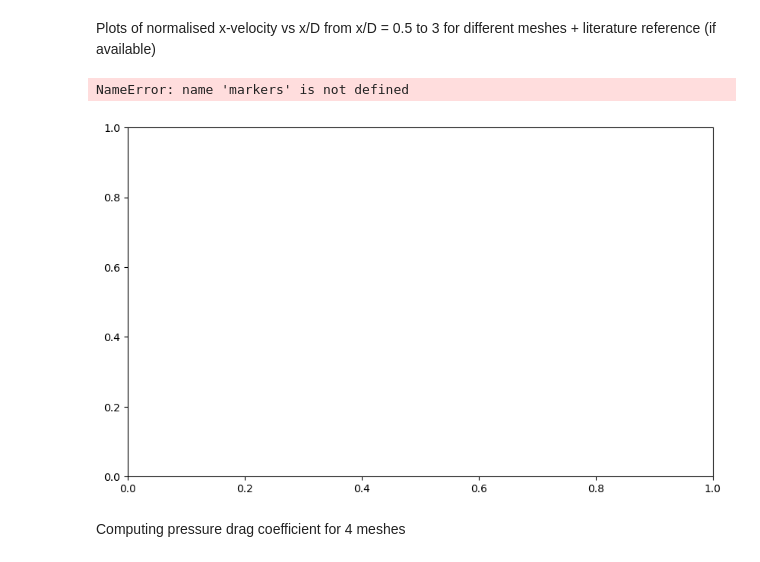
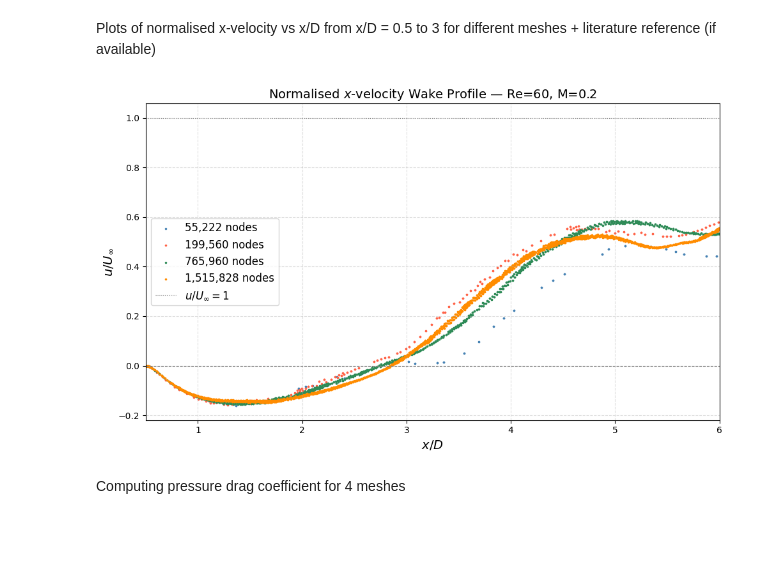
Before and after one commit to AFFONG/flux_jacobian, a Jupyter notebook: notebooks/cfd_post/cl_plot.ipynb, the cells around one changed output. Saved outputs shown, nothing was run; the diff lists cells and outputs as text; code cells hidden in the pictures; blank space fills up the shorter version.

```diff
--- a/notebooks/cfd_post/cl_plot.ipynb
+++ b/notebooks/cfd_post/cl_plot.ipynb
@@ -129,37 +129,36 @@ def extract_wake_profile(mesh):
 # ── Plot ───────────────────────────────────────────────────────────────────────
 fig, ax = plt.subplots(figsize=(10, 6))
 
-for mesh, color, marker in zip(mesh_list, colors, markers):
+for mesh, color in zip(mesh_list, colors):
     try:
         x_norm, u_norm = extract_wake_profile(mesh)
-        ax.scatter(x_norm, u_norm, color=color, marker=marker,
+        ax.scatter(x_norm, u_norm, color=color,
                    s=5, linewidths=0.3, label=f'{mesh:,} nodes')
     except FileNotFoundError:
         print(f"Skipping mesh {mesh}: files not found")
 
 # for mesh, color, marker in zip(mesh_list, colors, markers):
 #     try:
 #         x_norm, u_norm = extract_wake_profile(mesh)
 #         ax.plot(x_norm, u_norm, color=color, linewidth=1.8, label=f'{mesh:,} nodes')
 #     except FileNotFoundError:
 #         print(f"Skipping mesh {mesh}: files not found")
 
 
 ax.axhline(0, color='gray', linewidth=0.8, linestyle='--')
 ax.axhline(1, color='gray', linewidth=0.8, linestyle=':', label=r'$u/U_\infty = 1$')
 
 ax.set_xlabel(r'$x/D$', fontsize=14)
 ax.set_ylabel(r'$u / U_\infty$', fontsize=14)
 ax.set_title(rf'Normalised $x$-velocity Wake Profile — Re={RE}, M={MACH}', fontsize=14)
 ax.legend(fontsize=12)
 ax.grid(True, linestyle='--', alpha=0.4)
 ax.set_xlim([0.5, 6.0])
 plt.tight_layout()
 plt.savefig(f"u_wake_profile_Re{RE}_M{MACH}_mesh_convergence.png", dpi=150)
 plt.show()
 # %% [output]
-NameError: name 'markers' is not defined
-[figure, old version]
+[figure, new version]
 # %% [markdown]
 Computing pressure drag coefficient for 4 meshes
 # %%
```
Also changed, not shown: parts of 2 cells of this notebook, 1 other file.
